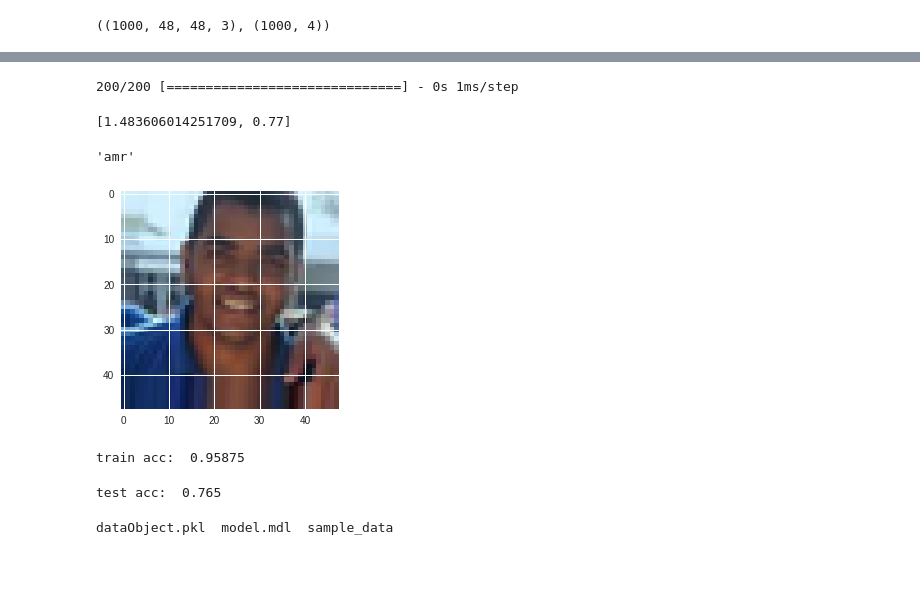
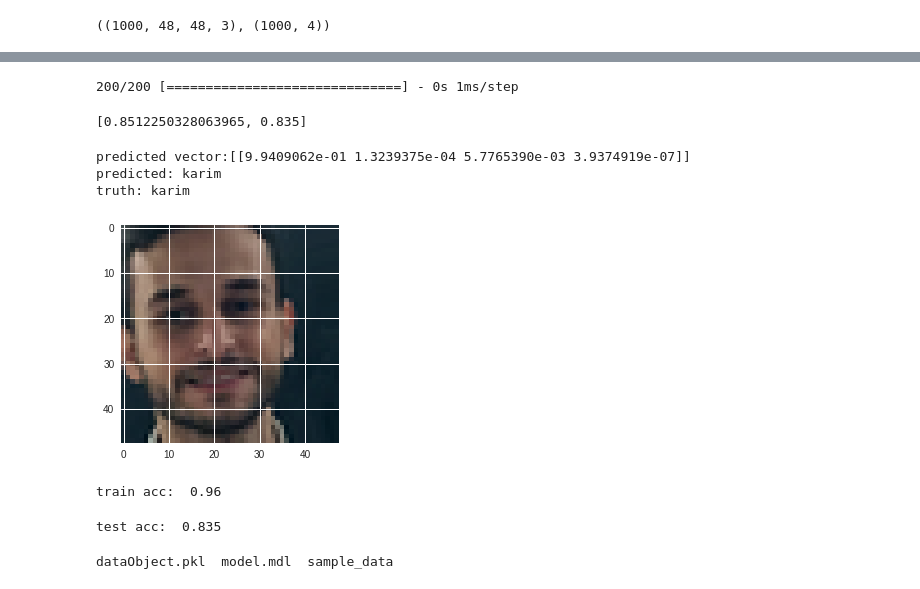
Before and after one commit to MahmoudFarouq/faceVerification, a Jupyter notebook: CNN_ResNet.ipynb, the cells around one changed output, grey strips where cells are left out. Saved outputs shown, nothing was run; the diff lists cells and outputs as text; code cells hidden in the pictures.

```diff
--- a/CNN_ResNet.ipynb
+++ b/CNN_ResNet.ipynb
@@ -177,7 +184,6 @@ model.fit(
     X_train,
     y_train,
     validation_data=(X_test,y_test),
-    validation_split=0.8,
     epochs=1000,
     shuffle=True,
     batch_size=128,
@@ -208,22 +214,30 @@ names = ['karim', 'omar', 'amr', 'farouq']
 model.evaluate(X_test, y_test)
 # %% [output]
 200/200 [==============================] - 0s 1ms/step
-[1.483606014251709, 0.77]
+[0.8512250328063965, 0.835]
 # %%
-index = np.random.randint(0, 200)
-plt.imshow(X_test[index].reshape(48, 48, 3))
-names[np.argmax(model.predict(X_test[index].reshape(1, 48, 48, 3)))]
+def testByIndex(data, labels, index=None):
+  index = np.random.randint(0, data.shape[0]) if index == None else index
+  plt.imshow(data[index].reshape(48, 48, 3))
+  pred = model.predict(data[index].reshape(1, 48, 48, 3))
+  return (names[np.argmax(pred)], names[np.argmax(labels[index])], pred)
-# %% [output]
-'amr'
-[figure, removed]
+# %%
+res = testByIndex(X_train, y_train)
+print(f"predicted vector:{res[2]}", )
+print("predicted:", res[0], "\ntruth:", res[1])
+# %% [output]
+predicted vector:[[9.9409062e-01 1.3239375e-04 5.7765390e-03 3.9374919e-07]]
+predicted: karim
+truth: karim
+[figure, added]
 # %%
 print("train acc: ", np.sum(np.argmax(model.predict(X_train), axis=1) == np.argmax(y_train, axis=1)) / 800)
 # %% [output]
-train acc:  0.95875
+train acc:  0.96
 # %%
 print("test acc: ", np.sum(np.argmax(model.predict(X_test), axis=1) == np.argmax(y_test, axis=1)) / 200)
 # %% [output]
-test acc:  0.765
+test acc:  0.835
 # %%
 model.save("model.mdl")
 # %%
```
Also changed, not shown: parts of 10 cells of this notebook.
